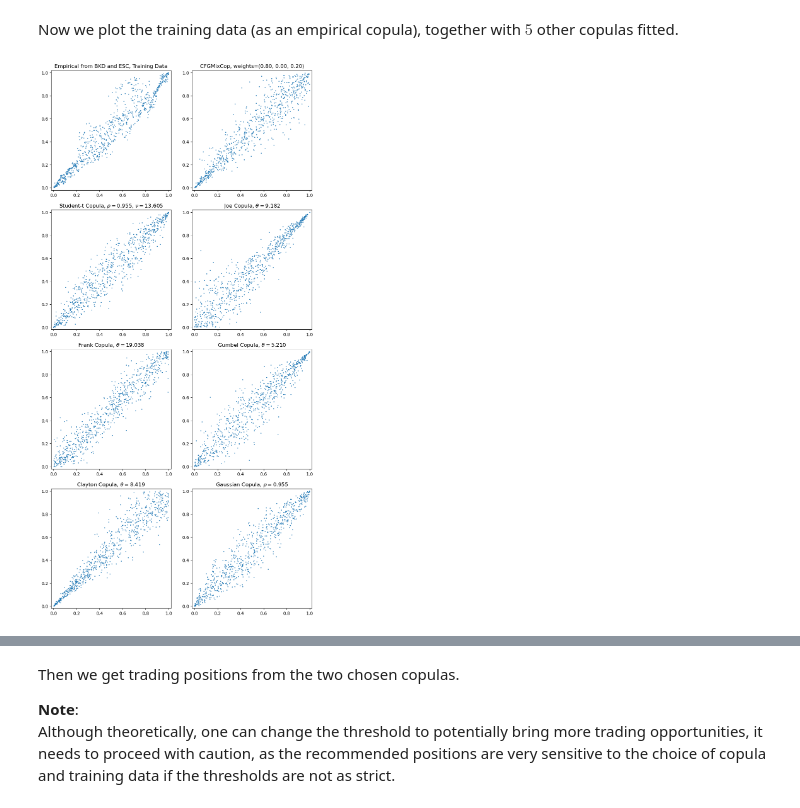
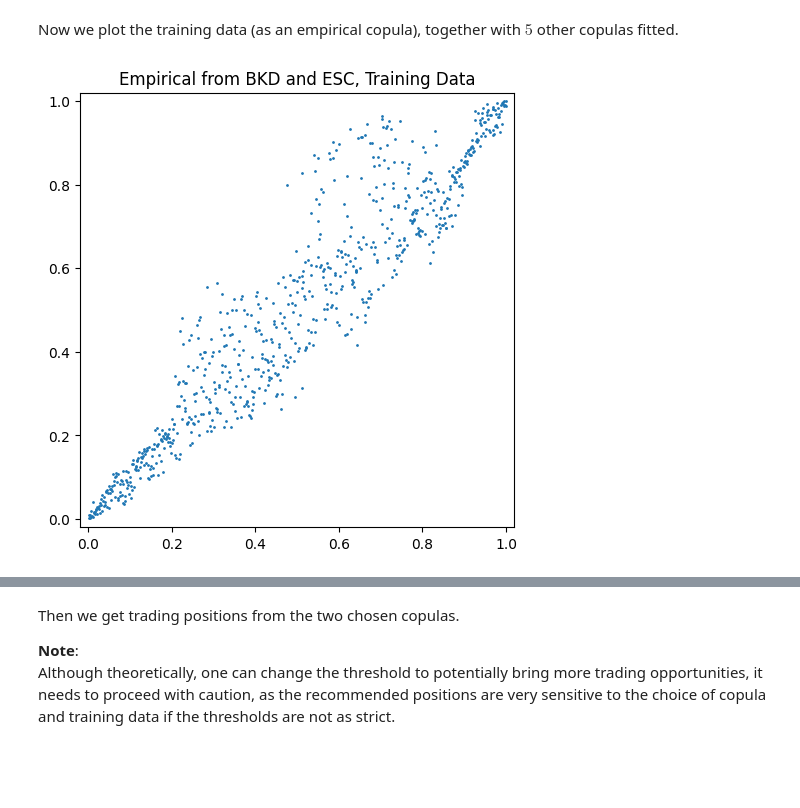
Before and after one commit to hudson-and-thames/arbitrage_research, a Jupyter notebook: Copula Approach/Copula_Strategy_Basic.ipynb, the cells around one changed output, grey strips where cells are left out. Saved outputs shown, nothing was run; the diff lists cells and outputs as text; code cells hidden in the pictures; blank space fills up the shorter version.

```diff
--- a/Copula Approach/Copula_Strategy_Basic.ipynb
+++ b/Copula Approach/Copula_Strategy_Basic.ipynb
@@ -201,28 +204,3 @@ Here we fit to every copula type available in the module, and print out the scor
 2. For `Student` copula, the MLE of $\nu$ is slow.
 3. For mixed copulas, the fit is slow however they generally gives the best score.
 4. You may need to tune the fitting parameters for mixed copulas: gamma_scad, a_scad to avoid warnings outputs.
-# %%
-# Fit different copulas, store the results in dictionaries
-fit_result_gumbel, copula_gumbel, cdf1, cdf2 =\
-    BCS.fit_copula(data=prices_train, copula_name='Gumbel')
-
-fit_result_frank, copula_frank, cdf1, cdf2 =\
-    BCS.fit_copula(data=prices_train, copula_name='Frank')
-
-fit_result_clayton, copula_clayton, cdf1, cdf2 =\
-    BCS.fit_copula(data=prices_train, copula_name='Clayton')
-
-fit_result_joe, copula_joe, cdf1, cdf2=\
-    BCS.fit_copula(data=prices_train, copula_name='Joe')
-
-fit_result_cfg, copula_cfg, cdf1, cdf2=\
-    BCS.fit_copula(data=prices_train, copula_name='CFGMixCop', gamma_scad=0.45)
-
-fit_result_n14, copula_n14, cdf1, cdf2=\
-    BCS.fit_copula(data=prices_train, copula_name='N14')
-
-fit_result_gauss, copula_gauss, cdf1, cdf2 =\
-    BCS.fit_copula(data=prices_train, copula_name='Gaussian')
-
-fit_result_t, copula_t, cdf1, cdf2=\
-    BCS.fit_copula(data=prices_train, copula_name='Student')
@@ -276,39 +274,15 @@ theta                                8.41949
 dtype: object
 # %% [markdown]
 Now we plot the training data (as an empirical copula), together with $5$ other copulas fitted.
-# %%
-# Plotting copulas
-fig, axs = plt.subplots(nrows=4, ncols=2, figsize=(9,18), dpi=100)
-
-# axs[0, 0]: Empirical.
-axs[0, 0].scatter(prices_train['BKD'].apply(cdf1), prices_train['ESC'].apply(cdf2), s=1)
-axs[0, 0].set_aspect('equal', adjustable='box')
-axs[0, 0].set_title(r'Empirical from BKD and ESC, Training Data')
-axs[0, 0].set_xlim([-0.02, 1.02])
-axs[0, 0].set_ylim([-0.02, 1.02])
-plt.tight_layout()
-
-# axs[0, 1]: N13.
-copula_cfg.plot(ax=axs[0, 1], s=1, num=training_length)
-
-# axs[1, 0]: Student-t.
-copula_t.plot(ax=axs[1, 0], s=1, num=training_length)
-
-# axs[1, 1]: Joe.
-copula_joe.plot(ax=axs[1, 1], s=1, num=training_length)
-
-# axs[2, 0]: Frank.
-copula_frank.plot(ax=axs[2, 0], s=1, num=training_length)
-
-# axs[2, 1]: Gumbel.
-copula_gumbel.plot(ax=axs[2, 1], s=1, num=training_length)
-
-# axs[3, 0]: Clayton.
-copula_clayton.plot(ax=axs[3, 0], s=1, num=training_length)
-
-# axs[3, 1]: Gaussian.
-copula_gauss.plot(ax=axs[3, 1], s=1, num=training_length)
-
-plt.show()
-# %% [output]
-[figure, removed]
+# %%
+# Plotting copulas
+fig, ax = plt.subplots(figsize=(5,7), dpi=100)
+
+ax.scatter(prices_train['BKD'].apply(cdf1), prices_train['ESC'].apply(cdf2), s=1)
+ax.set_aspect('equal', adjustable='box')
+ax.set_title(r'Empirical from BKD and ESC, Training Data')
+ax.set_xlim([-0.02, 1.02])
+ax.set_ylim([-0.02, 1.02])
+plt.tight_layout()
+# %% [output]
+[figure, added]
```
Also changed, not shown: parts of 40 cells of this notebook.
